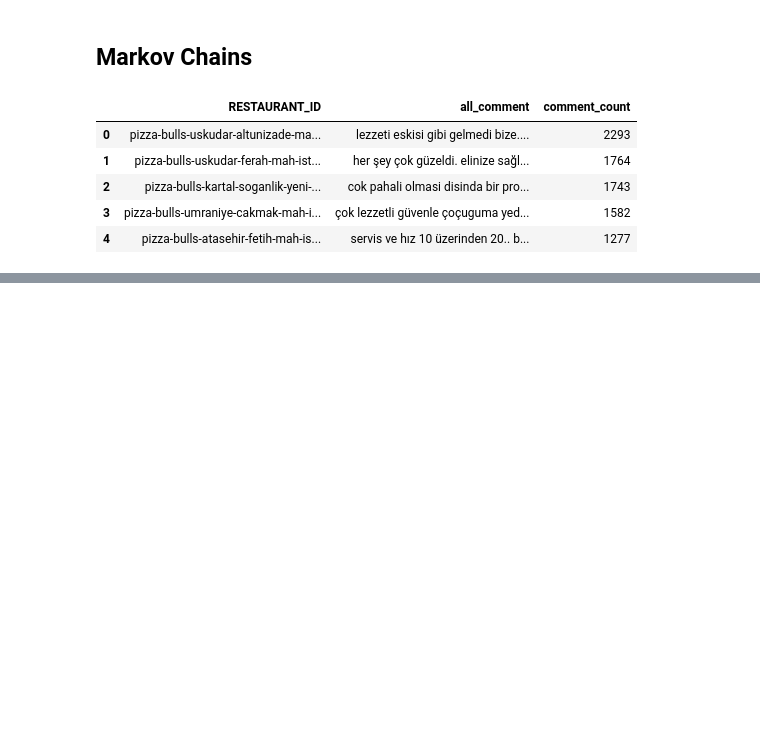
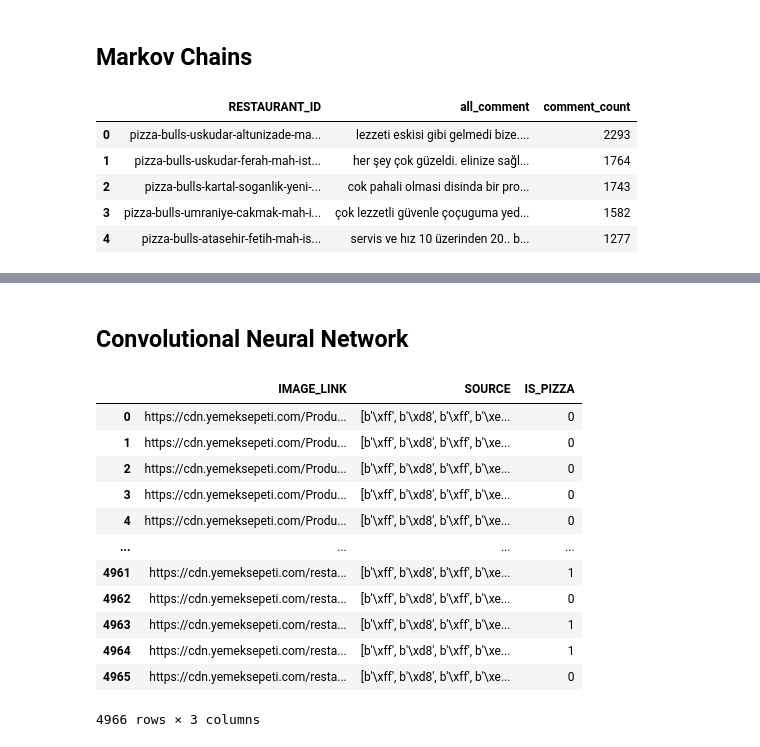
Before and after one commit to uguraskar/foodbasket, a Jupyter notebook: foodbasket.ipynb, the cells around one changed output, grey strips where cells are left out. Cells and saved outputs as stored; diff of their text form; code cells hidden in the pictures; blank space fills up the shorter version.

Commit message:
Added Convolutional Neural Network

```diff
--- a/foodbasket.ipynb
+++ b/foodbasket.ipynb
@@ -1070,0 +1232,29 @@ for i in range(20):
+# %% [markdown]
+## Convolutional Neural Network
+# %%
+sql_command = """
+    SELECT
+    DISTINCT
+    FPI."IMAGE_LINK",
+    FPIS."SOURCE",
+    CASE WHEN LOWER(EFM."CATEGORY_NAME") LIKE '%pizza%' OR LOWER(EFM."PRODUCT_NAME") LIKE '%pizza%' OR LOWER(EFM."PRODUCT_DESCRIPTION") LIKE '%pizza%' THEN 1 ELSE 0 END AS "IS_PIZZA"
+    FROM "ODS"."EXT_FB_MENU" EFM
+    INNER JOIN "ODS"."EXT_FB_PRODUCT_IMAGE" FPI ON (EFM."PRODUCT_ID" = FPI."PRODUCT_ID")
+    INNER JOIN "ODS"."EXT_FB_PRODUCT_IMAGE_SOURCE" FPIS ON (FPI."IMAGE_LINK" = FPIS."IMAGE_LINK");
+    """
+image_source_df = pd.read_sql(sql_command,conn)
+image_source_df
+# %% [output]
+|  | IMAGE_LINK | SOURCE | IS_PIZZA |
+| 0 | https://cdn.yemeksepeti.com/Produ... | [b'\xff', b'\xd8', b'\xff', b'\xe... | 0 |
+| 1 | https://cdn.yemeksepeti.com/Produ... | [b'\xff', b'\xd8', b'\xff', b'\xe... | 0 |
+| 2 | https://cdn.yemeksepeti.com/Produ... | [b'\xff', b'\xd8', b'\xff', b'\xe... | 0 |
+| 3 | https://cdn.yemeksepeti.com/Produ... | [b'\xff', b'\xd8', b'\xff', b'\xe... | 0 |
+| 4 | https://cdn.yemeksepeti.com/Produ... | [b'\xff', b'\xd8', b'\xff', b'\xe... | 0 |
+| ... | ... | ... | ... |
+| 4961 | https://cdn.yemeksepeti.com/resta... | [b'\xff', b'\xd8', b'\xff', b'\xe... | 1 |
+| 4962 | https://cdn.yemeksepeti.com/resta... | [b'\xff', b'\xd8', b'\xff', b'\xe... | 0 |
+| 4963 | https://cdn.yemeksepeti.com/resta... | [b'\xff', b'\xd8', b'\xff', b'\xe... | 1 |
+| 4964 | https://cdn.yemeksepeti.com/resta... | [b'\xff', b'\xd8', b'\xff', b'\xe... | 1 |
+| 4965 | https://cdn.yemeksepeti.com/resta... | [b'\xff', b'\xd8', b'\xff', b'\xe... | 0 |
+4966 rows × 3 columns
```
Also changed, not shown: parts of 10 cells of this notebook, 2 other files.
